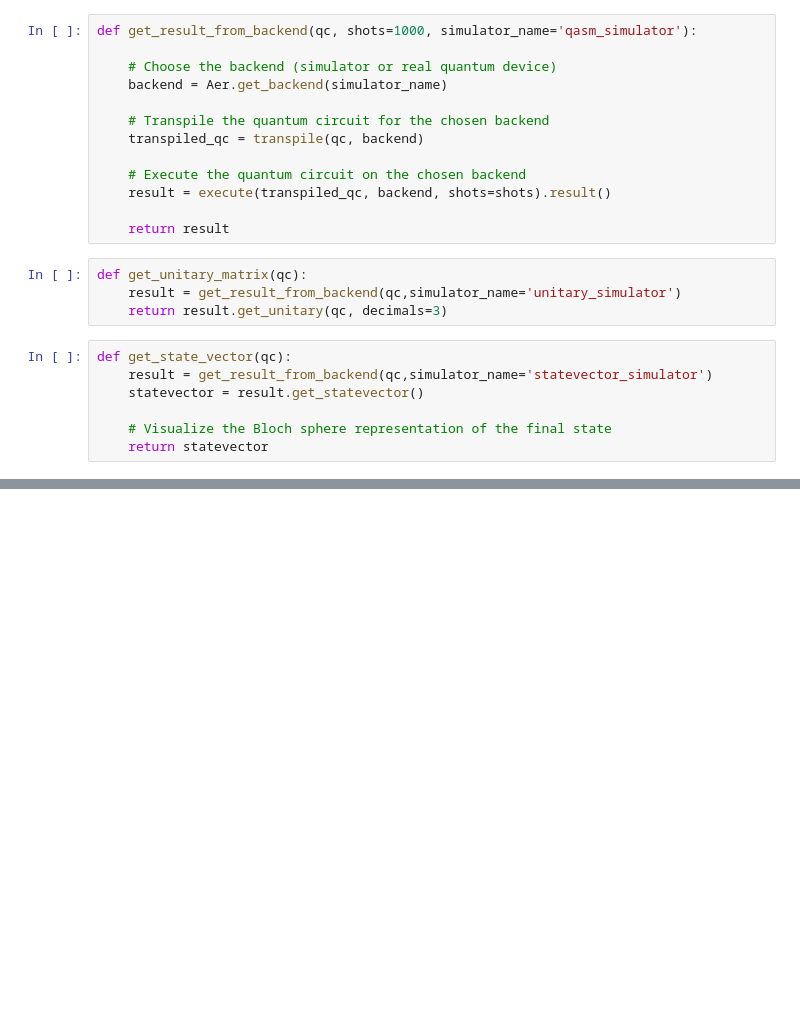
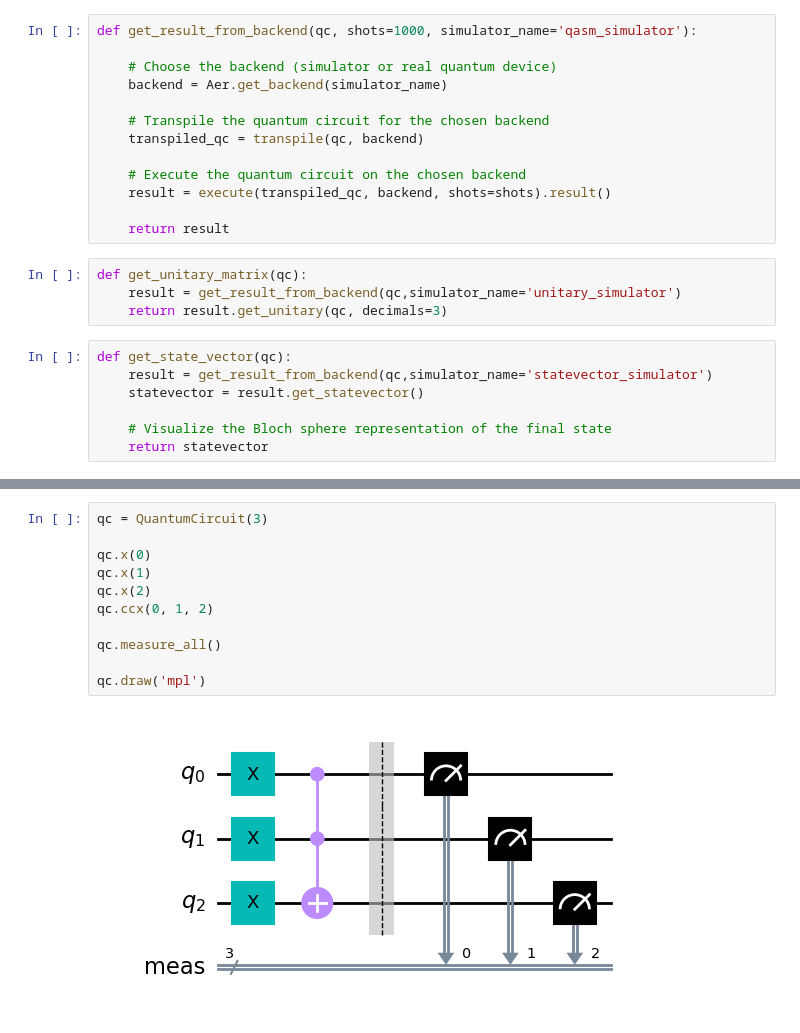
Before and after one commit to chottoamii/QLearn-Assets, a Jupyter notebook: codes/Quantum Gates/toffoli_ccnot_gate.ipynb, the cells around one changed output, grey strips where cells are left out. Cells and saved outputs as stored; diff of their text form; blank space fills up the shorter version.

```diff
--- a/codes/Quantum Gates/toffoli_ccnot_gate.ipynb
+++ b/codes/Quantum Gates/toffoli_ccnot_gate.ipynb
@@ -27,0 +82,13 @@ def get_state_vector(qc):
+# %%
+qc = QuantumCircuit(3)
+
+qc.x(0)
+qc.x(1)
+qc.x(2)
+qc.ccx(0, 1, 2)
+
+qc.measure_all()
+
+qc.draw('mpl')
+# %% [output]
+[figure, added]
```
Also changed, not shown: parts of 34 cells of this notebook, 1 other file.
